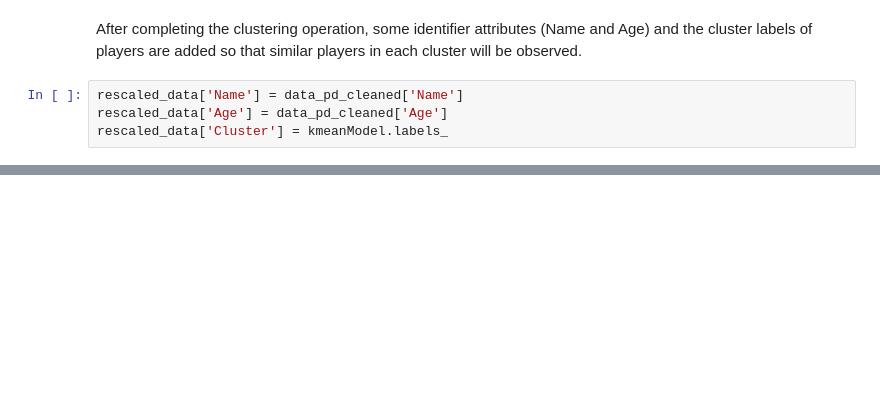
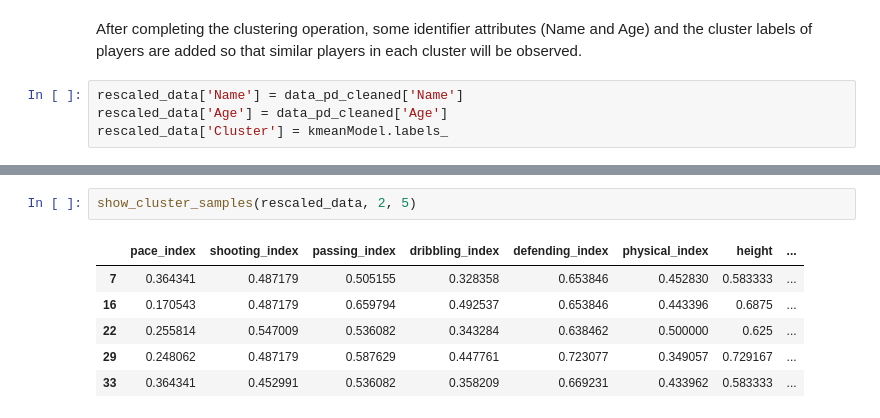
Before and after one commit to emredogan7/soccer-player-archetype-clustering, a Jupyter notebook: main.ipynb, the cells around one changed output, grey strips where cells are left out. Drawn from its saved outputs; the diff is of its cells as text; blank space fills up the shorter version.

```diff
--- a/main.ipynb
+++ b/main.ipynb
@@ -267,0 +335,9 @@ top3_results
+# %%
+show_cluster_samples(rescaled_data, 2, 5)
+# %% [output]
+|  | pace_index | shooting_index | passing_index | dribbling_index | defending_index | physical_index | height | ... |
+| 7 | 0.364341 | 0.487179 | 0.505155 | 0.328358 | 0.653846 | 0.452830 | 0.583333 | ... |
+| 16 | 0.170543 | 0.487179 | 0.659794 | 0.492537 | 0.653846 | 0.443396 | 0.6875 | ... |
+| 22 | 0.255814 | 0.547009 | 0.536082 | 0.343284 | 0.638462 | 0.500000 | 0.625 | ... |
+| 29 | 0.248062 | 0.487179 | 0.587629 | 0.447761 | 0.723077 | 0.349057 | 0.729167 | ... |
+| 33 | 0.364341 | 0.452991 | 0.536082 | 0.358209 | 0.669231 | 0.433962 | 0.583333 | ... |
```
Also changed, not shown: parts of 23 cells of this notebook.
